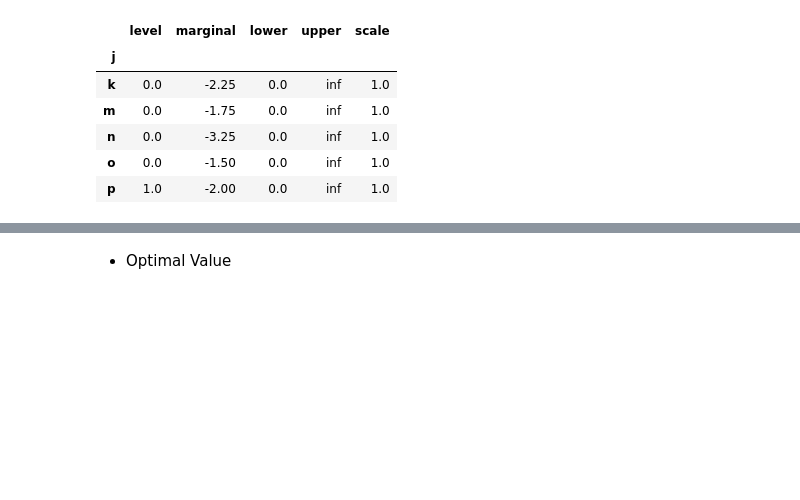
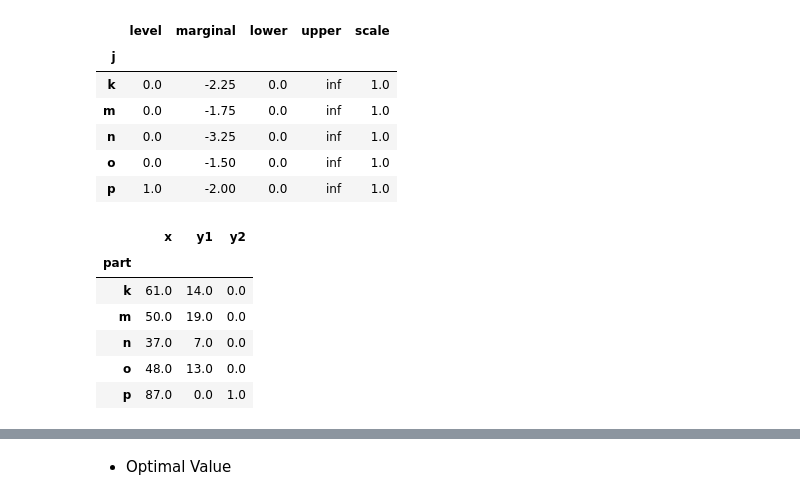
Before and after one commit to SpyBurner/BTL_MHH, a Jupyter notebook: Problem1/problem1.ipynb, the cells around one changed output, grey strips where cells are left out. Cells and saved outputs as stored; diff of their text form; code cells hidden in the pictures; blank space fills up the shorter version.

```diff
--- a/Problem1/problem1.ipynb
+++ b/Problem1/problem1.ipynb
@@ -485,3 +474,19 @@ y2.records.set_index("j")
 | n | 0.0 | -3.25 | 0.0 | inf | 1.0 |
 | o | 0.0 | -1.50 | 0.0 | inf | 1.0 |
 | p | 1.0 | -2.00 | 0.0 | inf | 1.0 |
+# %%
+decisionVals_part = pd.DataFrame()
+decisionVals_part["part"] = x.records["j"]
+decisionVals_part["x"] = x.records["level"]
+decisionVals_part["y1"] = y1.records["level"]
+decisionVals_part["y2"] = y2.records["level"]
+
+decisionVals_part.set_index("part")
+# %% [output]
+|  | x | y1 | y2 |
+| part |  |  |  |
+| k | 61.0 | 14.0 | 0.0 |
+| m | 50.0 | 19.0 | 0.0 |
+| n | 37.0 | 7.0 | 0.0 |
+| o | 48.0 | 13.0 | 0.0 |
+| p | 87.0 | 0.0 | 1.0 |
```
Also changed, not shown: parts of 8 cells of this notebook, 2 other files.
